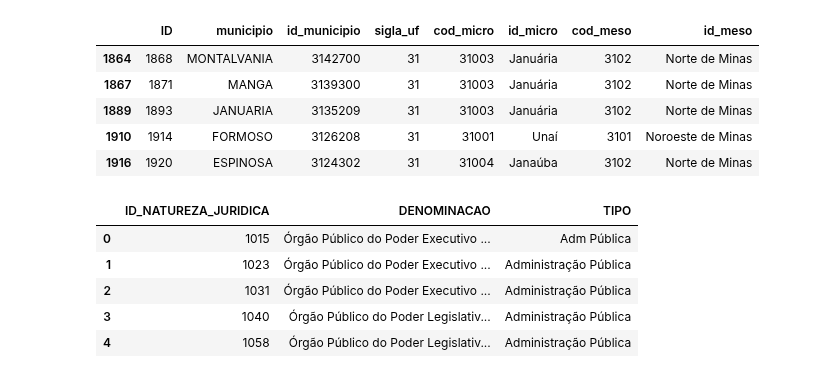
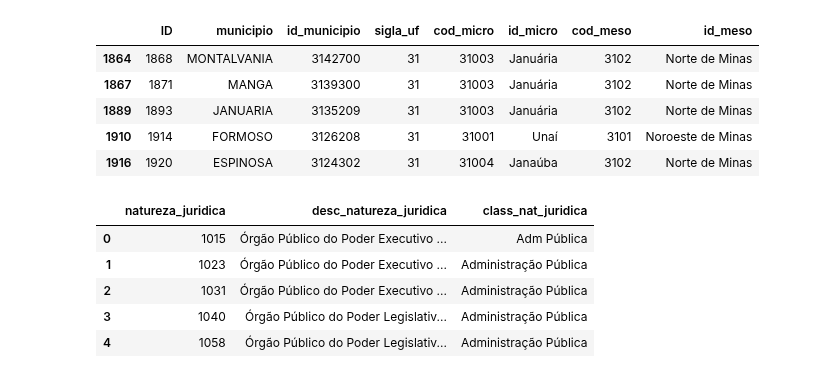
Before and after one commit to Leonardo-Dias-Up/Leonardo-Dias-Up, a Jupyter notebook: Análise_Multivariada_RAIS.ipynb, the cells around one changed output. Drawn from its saved outputs; the diff is of its cells as text; code cells hidden in the pictures.

```diff
--- a/Análise_Multivariada_RAIS.ipynb
+++ b/Análise_Multivariada_RAIS.ipynb
@@ -41,9 +41,10 @@ micro_meso_reg.head()
 | 1916 | 1920 | ESPINOSA | 3124302 | 31 | 31004 | Janaúba | 3102 | Norte de Minas |
 # %%
 nat_juridica = pd.read_excel(r'/content/drive/MyDrive/Colab Notebooks/Análise Multivariada /ID_Natureza_Juridica.xlsx')
+nat_juridica.columns = ['natureza_juridica','desc_natureza_juridica','class_nat_juridica']
 nat_juridica.head()
 # %% [output]
-|  | ID_NATUREZA_JURIDICA | DENOMINACAO | TIPO |
+|  | natureza_juridica | desc_natureza_juridica | class_nat_juridica |
 | 0 | 1015 | Órgão Público do Poder Executivo ... | Adm Pública |
 | 1 | 1023 | Órgão Público do Poder Executivo ... | Administração Pública |
 | 2 | 1031 | Órgão Público do Poder Executivo ... | Administração Pública |
```
Also changed, not shown: parts of 3 cells of this notebook.
